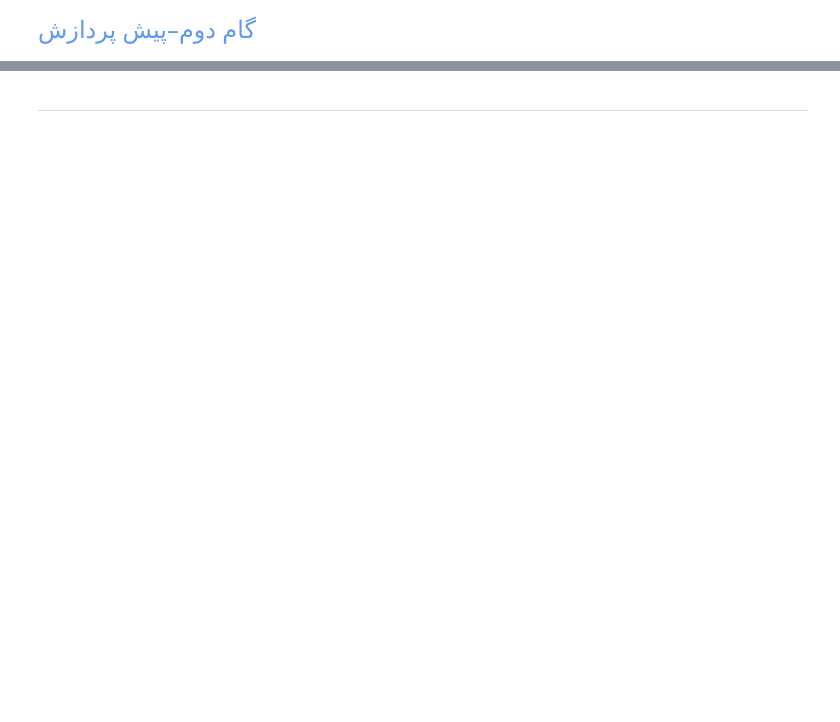
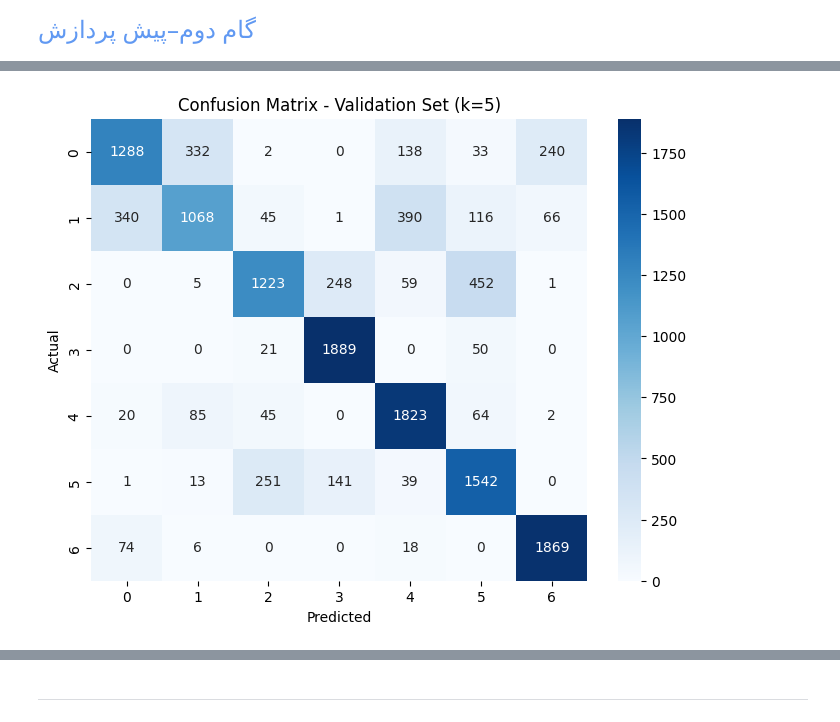
Before and after one commit to omid-talebi/forest-cover-classification-ml, a Jupyter notebook: main.ipynb, the cells around one changed output, grey strips where cells are left out. Saved outputs shown, nothing was run; the diff lists cells and outputs as text; code cells hidden in the pictures; blank space fills up the shorter version.

```diff
--- a/main.ipynb
+++ b/main.ipynb
@@ -299,0 +426,10 @@ plt.show()
+# %%
+bestK = 5
+knn_best = KNeighborsClassifier(n_neighbors=bestK)
+
+knn_best.fit(x_train_std , y_train)
+
+y_val_pred_best = knn_best.predict(x_validation_std)
+y_train_pred_best = knn_best.predict(x_train_std)
+
+cm = confusion_matrix(y_validation, y_val_pred)
@@ -299,0 +444,9 @@ plt.show()
+# %%
+plt.figure(figsize=(8,6))
+sns.heatmap(cm, annot=True, fmt='d', cmap='Blues')
+plt.xlabel('Predicted')
+plt.ylabel('Actual')
+plt.title(f'Confusion Matrix - Validation Set (k={bestK})')
+plt.show()
+# %% [output]
+[figure, added]
```
Also changed, not shown: parts of 112 cells of this notebook, 2 other files.
